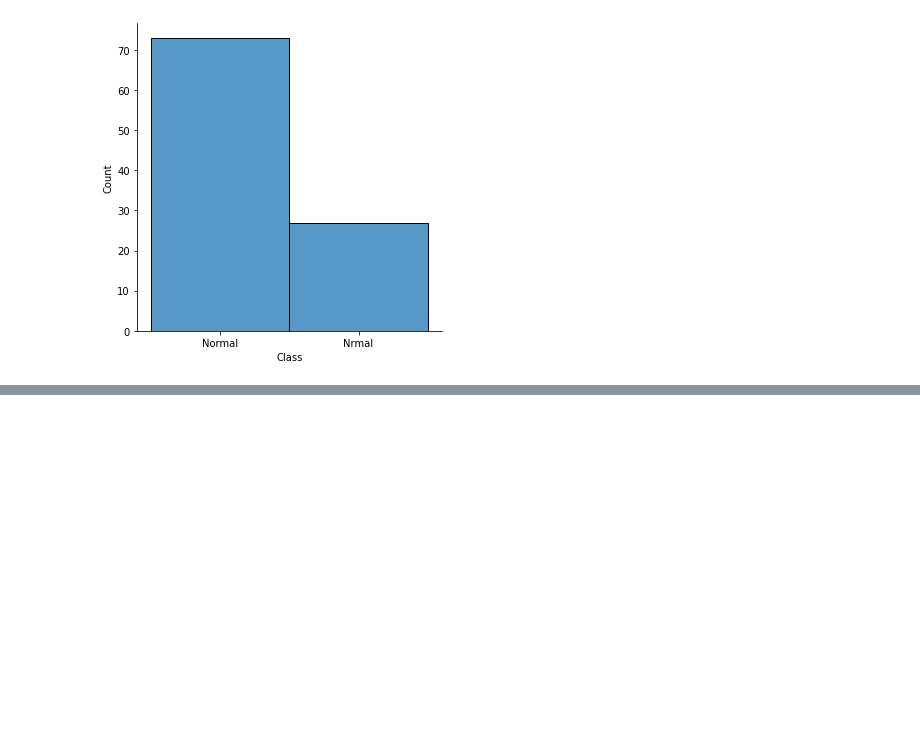
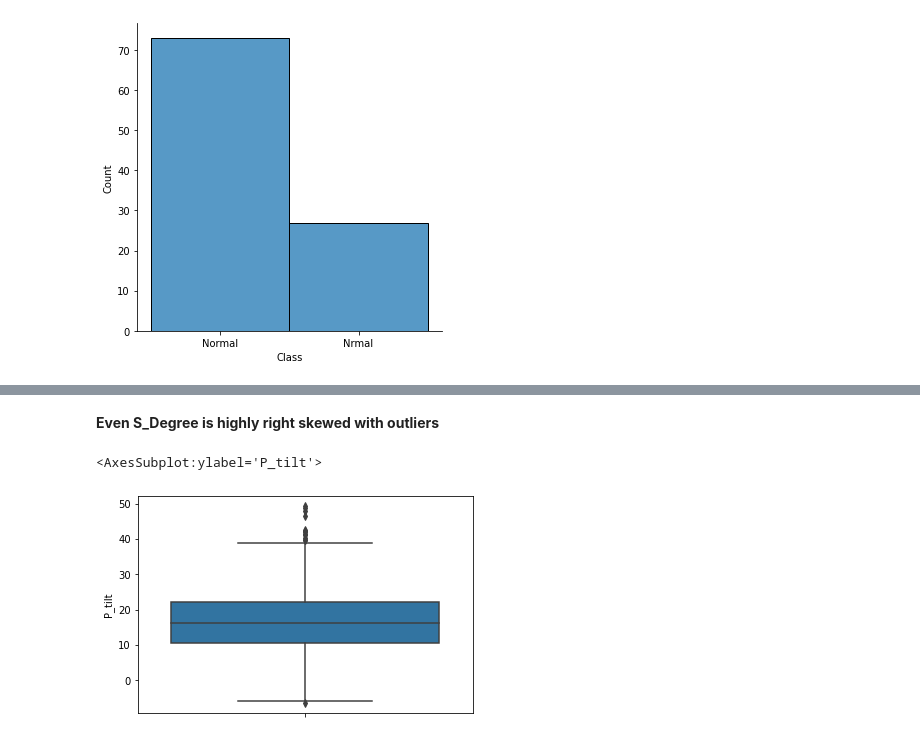
Before and after one commit to MohitBansal9013/AIML-Supervised-Learning, a Jupyter notebook: Supervised Learning Project.ipynb, the cells around one changed output, grey strips where cells are left out. Saved outputs shown, nothing was run; the diff lists cells and outputs as text; code cells hidden in the pictures; blank space fills up the shorter version.

```diff
--- a/Supervised Learning Project.ipynb
+++ b/Supervised Learning Project.ipynb
@@ -282,0 +297,8 @@ sns.jointplot(data=df, x='P_incidence', y='S_slope')
+# %% [markdown]
+<b>Even S_Degree is highly right skewed with outliers</b>
+# %%
+# P_tilt Feature Distribution
+sns.boxplot(data=df, y='P_tilt')
+# %% [output]
+<AxesSubplot:ylabel='P_tilt'>
+[figure, added]
```
Also changed, not shown: parts of 57 cells of this notebook.
